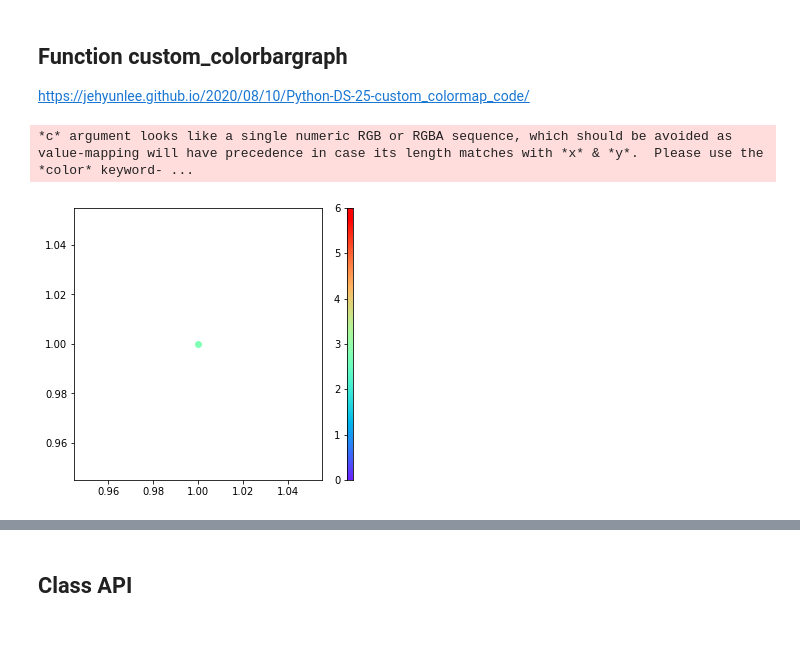
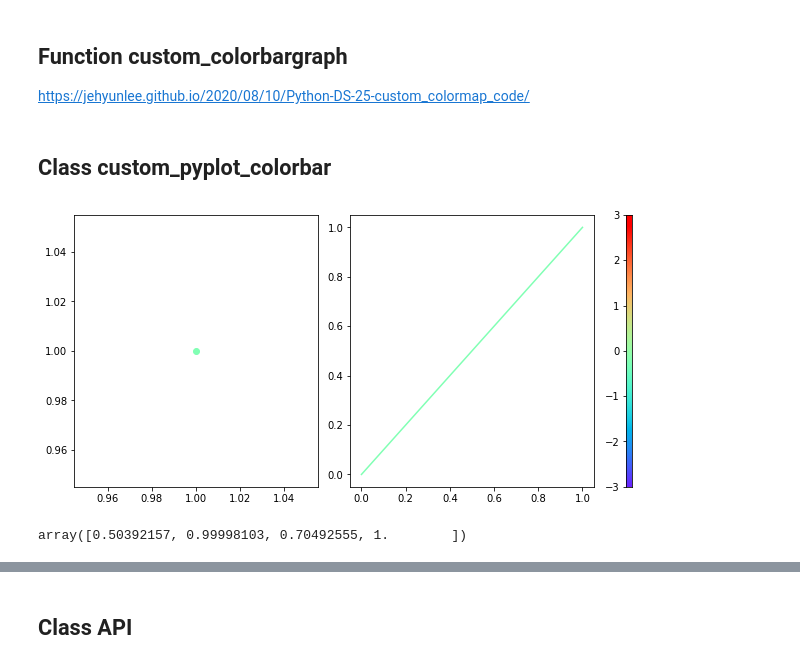
Before and after one commit to GNuSeekK/Quant, a Jupyter notebook: 퀀트기반_추천주_프로그램.ipynb, the cells around one changed output, grey strips where cells are left out. Cells and saved outputs as stored; diff of their text form; code cells hidden in the pictures; blank space fills up the shorter version.

```diff
--- a/퀀트기반_추천주_프로그램.ipynb
+++ b/퀀트기반_추천주_프로그램.ipynb
@@ -381,37 +386,60 @@ def prtbl_input(code, timeframe = 'day', count = '1000'):
 ## Function custom_colorbargraph
 
 https://jehyunlee.github.io/2020/08/10/Python-DS-25-custom_colormap_code/
+# %% [markdown]
+## Class custom_pyplot_colorbar
 # %%
-def custom_colorbargraph(min_color, max_color):
-    fig = plt.figure(figsize=(5, 5))
-    gs = gridspec.GridSpec(nrows=1, # row 몇 개
-                        ncols=2, # col 몇 개
-                        height_ratios=[20],
-                        width_ratios=[20, 0.5]
-                        )
+# import matplotlib.pyplot as plt
+# from matplotlib import cm, gridspec
 
+class custom_pyplot_colorbar:
+    def __init__(self, min_color, max_color, figsize = (5,5), data_num = 1, cmap = 'rainbow'):
+        self.data_num = data_num
+        self.min_color = min_color
+        self.max_color = max_color
+        self.fig = plt.figure(figsize = figsize)
+        self.gs = gridspec.GridSpec(nrows=1, # row 몇 개
+                            ncols=self.data_num + 1, # col 몇 개
+                            height_ratios = [20],
+                            width_ratios = [20] * self.data_num + [0.5]
+                            )
 
-    color_x = [0] * 256
-    color_y = np.linspace(min_color, max_color, 256)
+        color_x = [0] * 256
+        color_y = np.linspace(self.min_color, self.max_color, 256)
 
-    cmap = 'rainbow'  # 표현할 컬러맵
+        cmap = cmap
 
-    ax1 = plt.subplot(gs[1])
-    ax1.scatter(color_x, color_y, c=color_y, cmap=cmap, s=520)
-    plt.ylim(min_color,max_color)
-    plt.xticks([])
+        ax1 = plt.subplot(self.gs[-1])
+        ax1.scatter(color_x, color_y, c=color_y, cmap=cmap, s=520)
+        plt.ylim(self.min_color,self.max_color)
+        plt.xticks([])
 
-    ax0 = plt.subplot(gs[0])
+    def axes_call(self, index):
+        if index < self.data_num:
+            return plt.subplot(self.gs[index])
+        else:
+            raise ValueError('index over data num')
 
-    return ax0
+    def color_find(self, x):
 
-def color_find(min_color, max_color, x):
+        x = int(((x - self.min_color) / (self.max_color - self.min_color)) * 256)
+        cmap = 'rainbow'
+        rgb = cm.get_cmap(cmap)(x)
 
-    x = int(((x - min_color) / (max_color - min_color)) * 256)
-    cmap = 'rainbow'
-    rgb = cm.get_cmap(cmap)(x)
+        return rgb
 
-    return rgb
+#실험
+
+custom_graph = custom_pyplot_colorbar(-3,3, figsize = (10,5), data_num = 2)
+ax = custom_graph.axes_call(0)
+ax.scatter(1,1, color = custom_graph.color_find(0))
+ax1 = custom_graph.axes_call(1)
+ax1.plot( [0,1], [0,1], c = custom_graph.color_find(0))
+plt.show()
 # %% [output]
-*c* argument looks like a single numeric RGB or RGBA sequence, which should be avoided as value-mapping will have precedence in case its length matches with *x* & *y*.  Please use the *color* keyword- ...
-[figure, old version]
+[figure, new version]
+# %%
+type(custom_graph.color_find(0))
+np.array(custom_graph.color_find(0))
+# %% [output]
+array([0.50392157, 0.99998103, 0.70492555, 1.        ])
```
Also changed, not shown: parts of 2 cells of this notebook.
